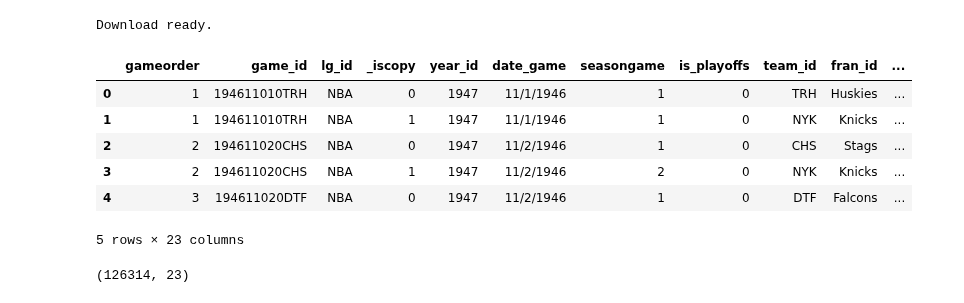
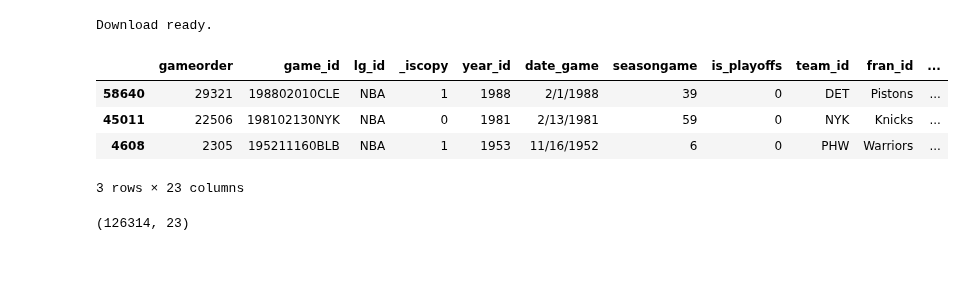
Before and after one commit to jorgeav527/py-fundamentals-ds, a Jupyter notebook: capitulo-4/Lab6_Exploracion.ipynb, the cells around one changed output. Saved outputs shown, nothing was run; the diff lists cells and outputs as text; code cells hidden in the pictures; blank space fills up the shorter version.

```diff
--- a/capitulo-4/Lab6_Exploracion.ipynb
+++ b/capitulo-4/Lab6_Exploracion.ipynb
@@ -17,15 +17,13 @@ Download ready.
 # %%
 import pandas as pd
 nba = pd.read_csv("nba_all_elo.csv")
-nba.head()
+nba.sample(3)
 # %% [output]
 |  | gameorder | game_id | lg_id | _iscopy | year_id | date_game | seasongame | is_playoffs | team_id | fran_id | ... |
-| 0 | 1 | 194611010TRH | NBA | 0 | 1947 | 11/1/1946 | 1 | 0 | TRH | Huskies | ... |
-| 1 | 1 | 194611010TRH | NBA | 1 | 1947 | 11/1/1946 | 1 | 0 | NYK | Knicks | ... |
-| 2 | 2 | 194611020CHS | NBA | 0 | 1947 | 11/2/1946 | 1 | 0 | CHS | Stags | ... |
-| 3 | 2 | 194611020CHS | NBA | 1 | 1947 | 11/2/1946 | 2 | 0 | NYK | Knicks | ... |
-| 4 | 3 | 194611020DTF | NBA | 0 | 1947 | 11/2/1946 | 1 | 0 | DTF | Falcons | ... |
+| 58640 | 29321 | 198802010CLE | NBA | 1 | 1988 | 2/1/1988 | 39 | 0 | DET | Pistons | ... |
+| 45011 | 22506 | 198102130NYK | NBA | 0 | 1981 | 2/13/1981 | 59 | 0 | NYK | Knicks | ... |
+| 4608 | 2305 | 195211160BLB | NBA | 1 | 1953 | 11/16/1952 | 6 | 0 | PHW | Warriors | ... |
-5 rows × 23 columns
+3 rows × 23 columns
 # %%
 print(nba.shape)
 # %% [output]
```
Also changed, not shown: parts of 14 cells of this notebook, 1 other file.
